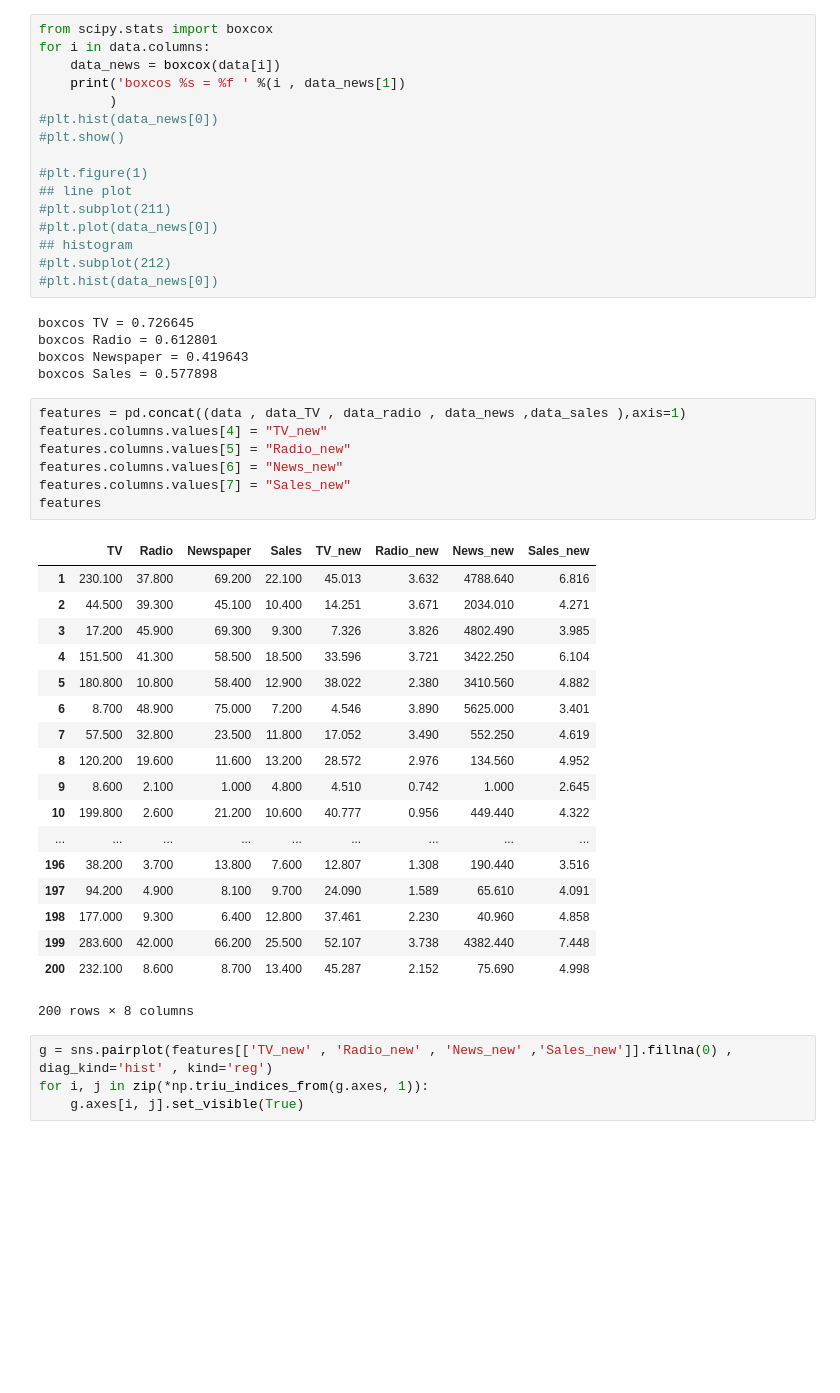
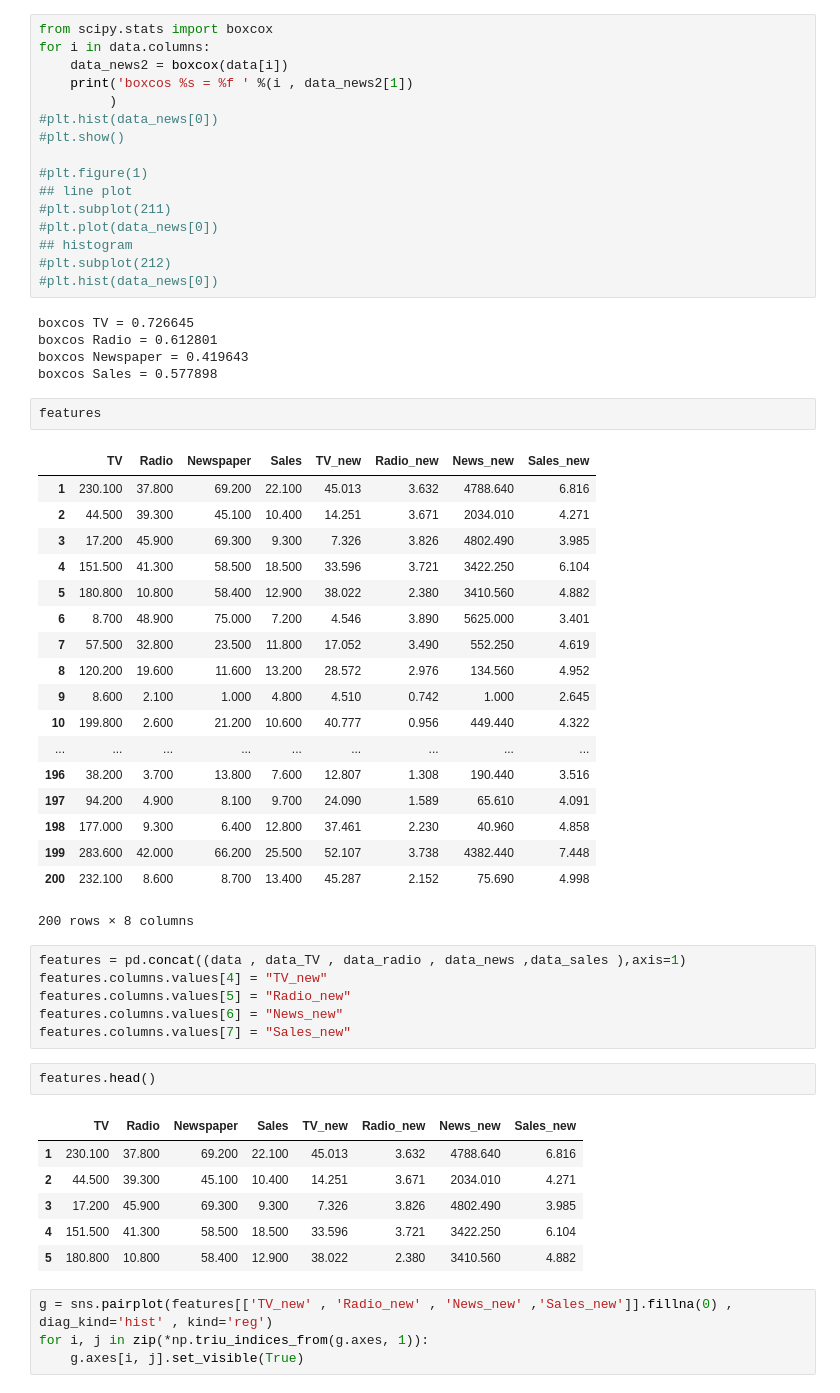
Before and after one commit to evian13/Bootcamp-U2, a Jupyter notebook: U2.L4.3 - Explanatory Power - Drill fixing assumptions.ipynb, the cells around one changed output. Saved outputs shown, nothing was run; the diff lists cells and outputs as text; blank space fills up the shorter version.

```diff
--- a/U2.L4.3 - Explanatory Power - Drill fixing assumptions.ipynb
+++ b/U2.L4.3 - Explanatory Power - Drill fixing assumptions.ipynb
@@ -288,8 +288,8 @@ Index(['TV', 'Radio', 'Newspaper', 'Sales'], dtype='object')
 # %%
 from scipy.stats import boxcox
 for i in data.columns:
-    data_news = boxcox(data[i])
-    print('boxcos %s = %f ' %(i , data_news[1])
+    data_news2 = boxcox(data[i])
+    print('boxcos %s = %f ' %(i , data_news2[1])
          )
 #plt.hist(data_news[0])
 #plt.show()
@@ -306,32 +306,42 @@ boxcos TV = 0.726645
 boxcos Radio = 0.612801
 boxcos Newspaper = 0.419643
 boxcos Sales = 0.577898
+# %%
+features
+# %% [output]
+|  | TV | Radio | Newspaper | Sales | TV_new | Radio_new | News_new | Sales_new |
+| 1 | 230.100 | 37.800 | 69.200 | 22.100 | 45.013 | 3.632 | 4788.640 | 6.816 |
+| 2 | 44.500 | 39.300 | 45.100 | 10.400 | 14.251 | 3.671 | 2034.010 | 4.271 |
+| 3 | 17.200 | 45.900 | 69.300 | 9.300 | 7.326 | 3.826 | 4802.490 | 3.985 |
+| 4 | 151.500 | 41.300 | 58.500 | 18.500 | 33.596 | 3.721 | 3422.250 | 6.104 |
+| 5 | 180.800 | 10.800 | 58.400 | 12.900 | 38.022 | 2.380 | 3410.560 | 4.882 |
+| 6 | 8.700 | 48.900 | 75.000 | 7.200 | 4.546 | 3.890 | 5625.000 | 3.401 |
+| 7 | 57.500 | 32.800 | 23.500 | 11.800 | 17.052 | 3.490 | 552.250 | 4.619 |
+| 8 | 120.200 | 19.600 | 11.600 | 13.200 | 28.572 | 2.976 | 134.560 | 4.952 |
+| 9 | 8.600 | 2.100 | 1.000 | 4.800 | 4.510 | 0.742 | 1.000 | 2.645 |
+| 10 | 199.800 | 2.600 | 21.200 | 10.600 | 40.777 | 0.956 | 449.440 | 4.322 |
+| ... | ... | ... | ... | ... | ... | ... | ... | ... |
+| 196 | 38.200 | 3.700 | 13.800 | 7.600 | 12.807 | 1.308 | 190.440 | 3.516 |
+| 197 | 94.200 | 4.900 | 8.100 | 9.700 | 24.090 | 1.589 | 65.610 | 4.091 |
+| 198 | 177.000 | 9.300 | 6.400 | 12.800 | 37.461 | 2.230 | 40.960 | 4.858 |
+| 199 | 283.600 | 42.000 | 66.200 | 25.500 | 52.107 | 3.738 | 4382.440 | 7.448 |
+| 200 | 232.100 | 8.600 | 8.700 | 13.400 | 45.287 | 2.152 | 75.690 | 4.998 |
+200 rows × 8 columns
 # %%
 features = pd.concat((data , data_TV , data_radio , data_news ,data_sales ),axis=1)
 features.columns.values[4] = "TV_new"
 features.columns.values[5] = "Radio_new"
 features.columns.values[6] = "News_new"
 features.columns.values[7] = "Sales_new"
-features
-# %% [output]
-|  | TV | Radio | Newspaper | Sales | TV_new | Radio_new | News_new | Sales_new |
-| 1 | 230.100 | 37.800 | 69.200 | 22.100 | 45.013 | 3.632 | 4788.640 | 6.816 |
-| 2 | 44.500 | 39.300 | 45.100 | 10.400 | 14.251 | 3.671 | 2034.010 | 4.271 |
-| 3 | 17.200 | 45.900 | 69.300 | 9.300 | 7.326 | 3.826 | 4802.490 | 3.985 |
-| 4 | 151.500 | 41.300 | 58.500 | 18.500 | 33.596 | 3.721 | 3422.250 | 6.104 |
-| 5 | 180.800 | 10.800 | 58.400 | 12.900 | 38.022 | 2.380 | 3410.560 | 4.882 |
-| 6 | 8.700 | 48.900 | 75.000 | 7.200 | 4.546 | 3.890 | 5625.000 | 3.401 |
-| 7 | 57.500 | 32.800 | 23.500 | 11.800 | 17.052 | 3.490 | 552.250 | 4.619 |
-| 8 | 120.200 | 19.600 | 11.600 | 13.200 | 28.572 | 2.976 | 134.560 | 4.952 |
-| 9 | 8.600 | 2.100 | 1.000 | 4.800 | 4.510 | 0.742 | 1.000 | 2.645 |
-| 10 | 199.800 | 2.600 | 21.200 | 10.600 | 40.777 | 0.956 | 449.440 | 4.322 |
-| ... | ... | ... | ... | ... | ... | ... | ... | ... |
-| 196 | 38.200 | 3.700 | 13.800 | 7.600 | 12.807 | 1.308 | 190.440 | 3.516 |
-| 197 | 94.200 | 4.900 | 8.100 | 9.700 | 24.090 | 1.589 | 65.610 | 4.091 |
-| 198 | 177.000 | 9.300 | 6.400 | 12.800 | 37.461 | 2.230 | 40.960 | 4.858 |
-| 199 | 283.600 | 42.000 | 66.200 | 25.500 | 52.107 | 3.738 | 4382.440 | 7.448 |
-| 200 | 232.100 | 8.600 | 8.700 | 13.400 | 45.287 | 2.152 | 75.690 | 4.998 |
-200 rows × 8 columns
+# %%
+features.head()
+# %% [output]
+|  | TV | Radio | Newspaper | Sales | TV_new | Radio_new | News_new | Sales_new |
+| 1 | 230.100 | 37.800 | 69.200 | 22.100 | 45.013 | 3.632 | 4788.640 | 6.816 |
+| 2 | 44.500 | 39.300 | 45.100 | 10.400 | 14.251 | 3.671 | 2034.010 | 4.271 |
+| 3 | 17.200 | 45.900 | 69.300 | 9.300 | 7.326 | 3.826 | 4802.490 | 3.985 |
+| 4 | 151.500 | 41.300 | 58.500 | 18.500 | 33.596 | 3.721 | 3422.250 | 6.104 |
+| 5 | 180.800 | 10.800 | 58.400 | 12.900 | 38.022 | 2.380 | 3410.560 | 4.882 |
 # %%
 g = sns.pairplot(features[['TV_new' , 'Radio_new' , 'News_new' ,'Sales_new']].fillna(0) , diag_kind='hist' , kind='reg')
 for i, j in zip(*np.triu_indices_from(g.axes, 1)):
```
Also changed, not shown: parts of 2 cells of this notebook.
